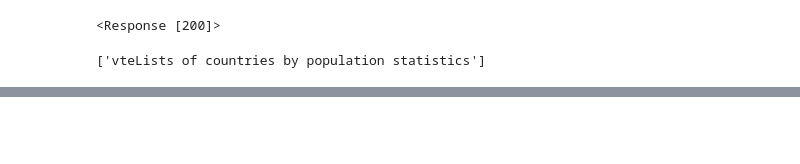
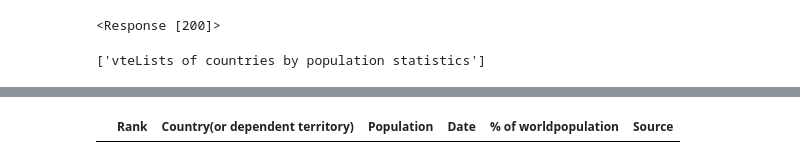
Before and after one commit to Sateesh110/Rep_Medium, a Jupyter notebook: A1_DataVisuals/A1_IndependenceDays.ipynb, the cells around one changed output, grey strips where cells are left out. Drawn from its saved outputs; the diff is of its cells as text; code cells hidden in the pictures; blank space fills up the shorter version.

```diff
--- a/A1_DataVisuals/A1_IndependenceDays.ipynb
+++ b/A1_DataVisuals/A1_IndependenceDays.ipynb
@@ -80,0 +213,11 @@ with open('output.csv', 'w') as csv_file:
+# %%
+tr_elements = doc.xpath('//tr')
+#Create empty list
+col=[]
+i=0
+#For each row, store each first element (header) and an empty list
+for t in tr_elements[0]:
+    i+=1
+    name=t.text_content()
+    print ('%d:"%s"'%(i,name))
+    col.append((name,[]))
@@ -80,0 +235,21 @@ with open('output.csv', 'w') as csv_file:
+# %%
+#Since out first row is the header, data is stored on the second row onwards
+for j in range(1,len(tr_elements)):
+    #T is our j'th row
+    T=tr_elements[j]
+
+    #If row is not of size 6, the //tr data is not from our table
+    #if len(T)!=5:
+        #break
+
+    #i is the index of our column
+    i=0
+
+    #Iterate through each element of the row
+    for t in T.iterchildren():
+        data=t.text_content()
+        #Check if row is empty
+        if i>0:
+            col[i][1].append(data)
+        #Increment i for the next column
+        i+=1
@@ -80,0 +270,3 @@ with open('output.csv', 'w') as csv_file:
+# %%
+Dict={title:column for (title,column) in col}
+Dict
@@ -80,0 +291,6 @@ with open('output.csv', 'w') as csv_file:
+# %%
+df=pd.DataFrame(Dict)
+# %%
+df.head()
+# %% [output]
+|  | Rank | Country(or dependent territory) | Population | Date | % of worldpopulation | Source |
```
Also changed, not shown: parts of 29 cells of this notebook, 2 other files.
